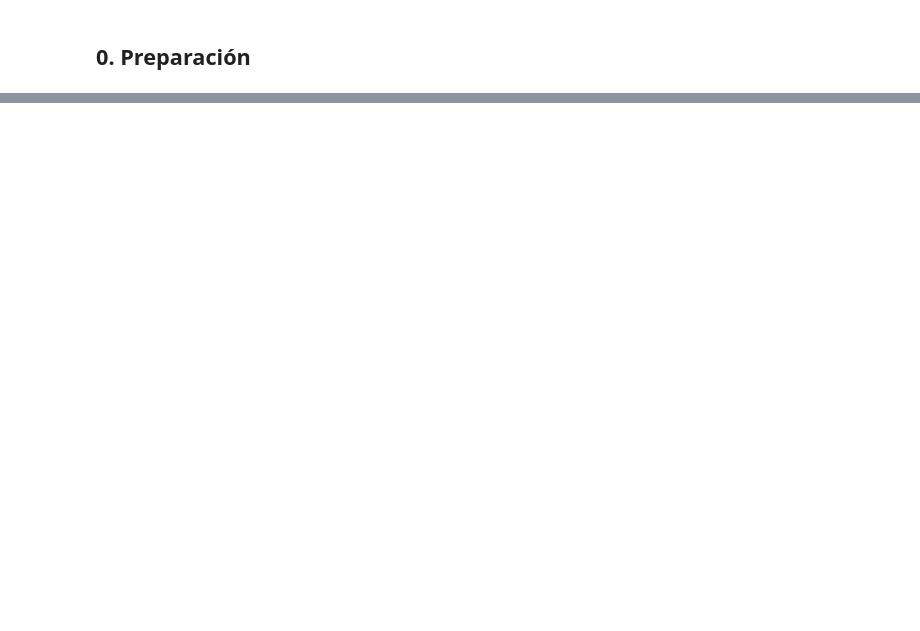
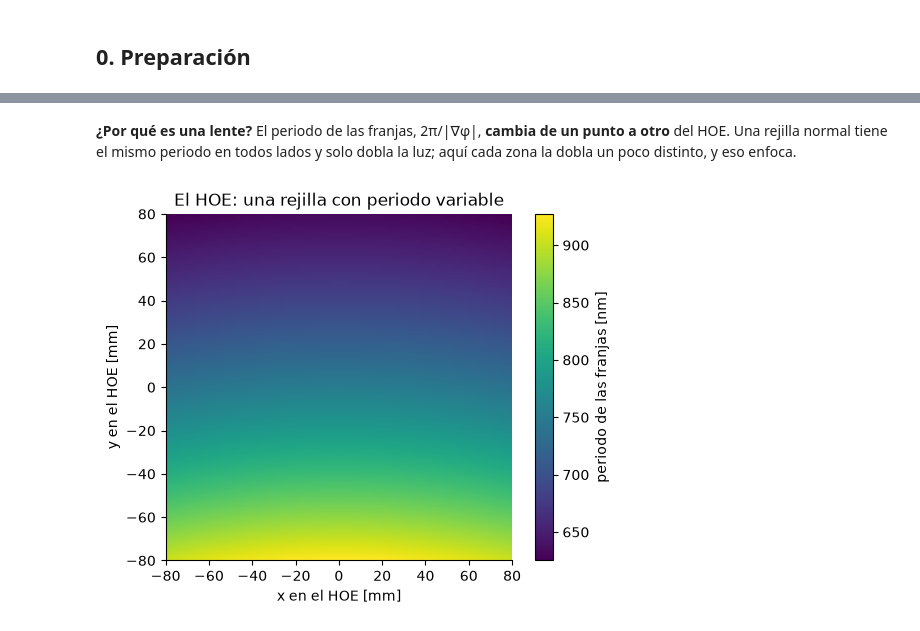
Before and after one commit to Andres210212/Optica_reto_HOE, a Jupyter notebook: hud_hoe_prototipo.ipynb, the cells around one changed output, grey strips where cells are left out. Cells and saved outputs as stored; diff of their text form; code cells hidden in the pictures; blank space fills up the shorter version.

```diff
--- a/hud_hoe_prototipo.ipynb
+++ b/hud_hoe_prototipo.ipynb
@@ -691,0 +94,5 @@ Resultados con los parámetros de la sección 1 (λ = 532 nm, proyector a 400 mm
+# %%
+k = 2 * np.pi / (LAM * 1e-3)                 # número de onda [rad/mm]
+F_HOE = 1 / (1 / D_PROY - 1 / D_IMG)
+print(f'focal del HOE: f = {F_HOE:.0f} mm    aumento: {D_IMG / D_PROY:.1f}x')
+print(f'franjas en el centro: cada {LAM / np.sin(A) * 1000:.0f} nm')
@@ -691,0 +107,38 @@ Resultados con los parámetros de la sección 1 (λ = 532 nm, proyector a 400 mm
+# %%
+class HOELente(BasePhaseProfile):
+    """HOE simple: rejilla (dobla la luz el ángulo 'angulo') + lente de focal f."""
+    phase_type = 'hoe_lente'
+
+    def __init__(self, f, angulo, lam):
+        super().__init__()
+        self.f = f
+        self.s = np.sin(angulo)
+        self.k = 2 * np.pi / (lam * 1e-3)
+
+    def get_phase(self, x, y, wavelength=None):
+        return -self.k * self.s * y - self.k * (x**2 + y**2) / (2 * self.f)
+
+    def get_gradient(self, x, y, wavelength=None):
+        return -self.k * x / self.f, -self.k * self.s - self.k * y / self.f, be.zeros_like(x)
+
+    def get_paraxial_gradient(self, y, wavelength=None):
+        return -self.k * self.s - self.k * y / self.f
+
+
+hoe = HOELente(F_HOE, A, LAM)
+# %% [markdown]
+**¿Por qué es una lente?** El periodo de las franjas, 2π/|∇φ|, **cambia de un punto a otro** del HOE. Una rejilla normal tiene el mismo periodo en todos lados y solo dobla la luz; aquí cada zona la dobla un poco distinto, y eso enfoca.
+# %%
+x = np.linspace(-80, 80, 201)
+X, Y = np.meshgrid(x, x)
+gx, gy, _ = hoe.get_gradient(X, Y)
+periodo = 2 * np.pi / np.hypot(gx, gy) * 1e6          # mm -> nm
+
+plt.figure(figsize=(6, 4.5))
+plt.imshow(periodo, extent=[-80, 80, -80, 80], origin='lower', cmap='viridis')
+plt.colorbar(label='periodo de las franjas [nm]')
+plt.xlabel('x en el HOE [mm]'); plt.ylabel('y en el HOE [mm]')
+plt.title('El HOE: una rejilla con periodo variable')
+plt.show()
+# %% [output]
+[figure, added]
```
Also changed, not shown: parts of 59 cells of this notebook.
